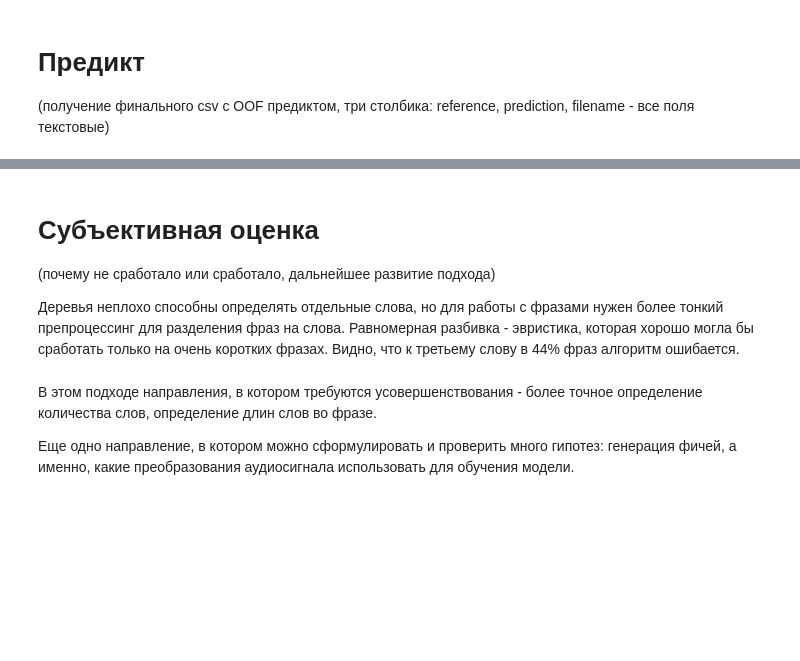
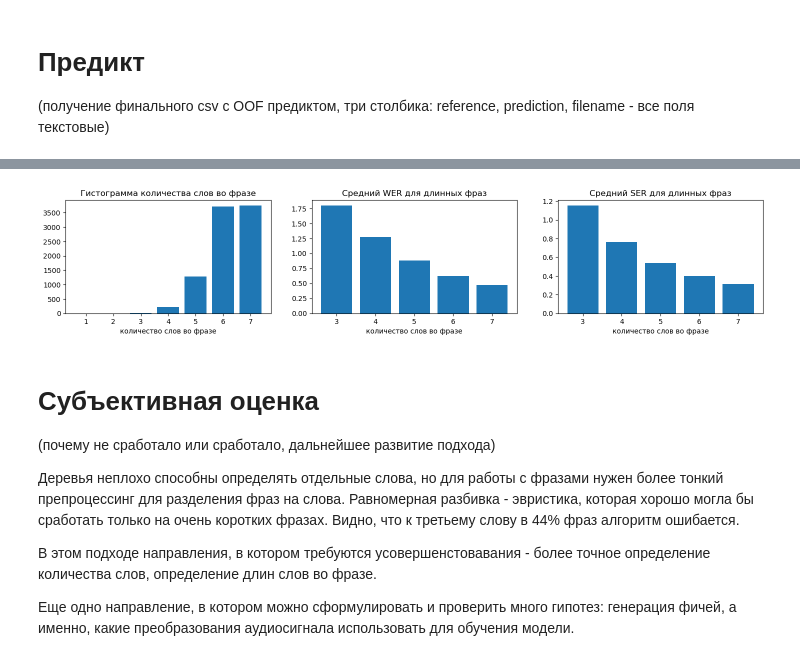
Before and after one commit to shonenkov/asr-shad, a Jupyter notebook: jupyters/approaches/model_galinakaleeva.ipynb, the cells around one changed output, grey strips where cells are left out. Saved outputs shown, nothing was run; the diff lists cells and outputs as text; code cells hidden in the pictures; blank space fills up the shorter version.

```diff
--- a/jupyters/approaches/model_galinakaleeva.ipynb
+++ b/jupyters/approaches/model_galinakaleeva.ipynb
@@ -377,10 +415,42 @@ plt.show()
+# %%
+# зависимость WER от длины фразы
+wer_of_len = [0] * 8
+num_words_of_len = [0] * 8
+ser_of_len = [0] * 8
+for i in range(ans.shape[0]):
+    ref = list(ans.at[i, 'reference'].split())
+    pred = list(ans.at[i, 'prediction'].split())
+    num_words_of_len[len(ref)] += 1
+    wer_of_len[len(ref)] += (levenshtein_distance(ref, pred) / len(ref))
+    ser_of_len[len(ref)] += (
+        levenshtein_distance(ans.at[i, 'reference'], ans.at[i, 'prediction']) / len(ans.at[i, 'reference'])
+    )
+for i in range(len(wer_of_len)):
+    if num_words_of_len[i] != 0:
+        wer_of_len[i] = wer_of_len[i] / num_words_of_len[i]
+        ser_of_len[i] = ser_of_len[i] / num_words_of_len[i]
+
+fig, (ax1, ax2, ax3) = plt.subplots(nrows=1, ncols=3, figsize=(18, 3), dpi=100)
+
+ax1.bar(list(range(1, 8)), num_words_of_len[1:8])
+ax1.set_xlabel('количество слов во фразе')
+ax1.set_title('Гистограмма количества слов во фразе')
+ax2.bar(list(range(3, 8)), wer_of_len[3:8])
+ax2.set_xlabel('количество слов во фразе')
+ax2.set_title('Средний WER для длинных фраз')
+ax3.bar(list(range(3, 8)), ser_of_len[3:8])
+ax3.set_xlabel('количество слов во фразе')
+ax3.set_title('Средний SER для длинных фраз')
+plt.show()
+# %% [output]
+[figure, added]
 # %% [markdown]
 # Субъективная оценка
 
 (почему не сработало или сработало, дальнейшее развитие подхода)
 
 Деревья неплохо способны определять отдельные слова, но для работы с фразами нужен более тонкий препроцессинг для разделения фраз на слова. Равномерная разбивка - эвристика, которая хорошо могла бы сработать только на очень коротких фразах. Видно, что к третьему слову в 44% фраз алгоритм ошибается.
+
+В этом подходе направления, в котором требуются усовершенстовавания - более точное определение количества слов, определение длин слов во фразе.
+
+Еще одно направление, в котором можно сформулировать и проверить много гипотез: генерация фичей, а именно, какие преобразования аудиосигнала использовать для обучения модели.
-# %% [markdown]
-В этом подходе направления, в котором требуются усовершенствования - более точное определение количества слов, определение длин слов во фразе.
-
-Еще одно направление, в котором можно сформулировать и проверить много гипотез: генерация фичей, а именно, какие преобразования аудиосигнала использовать для обучения модели.
```
Also changed, not shown: parts of 27 cells of this notebook.
